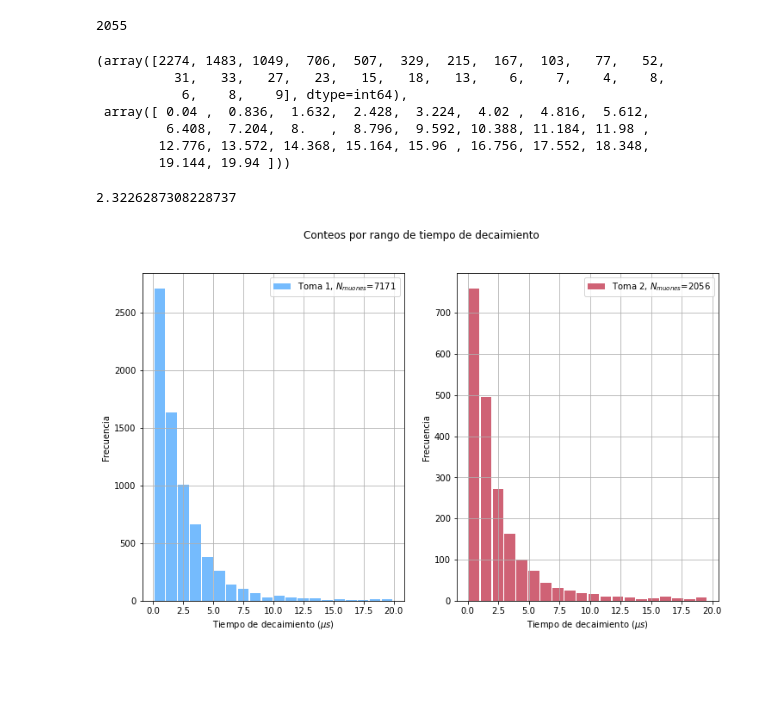
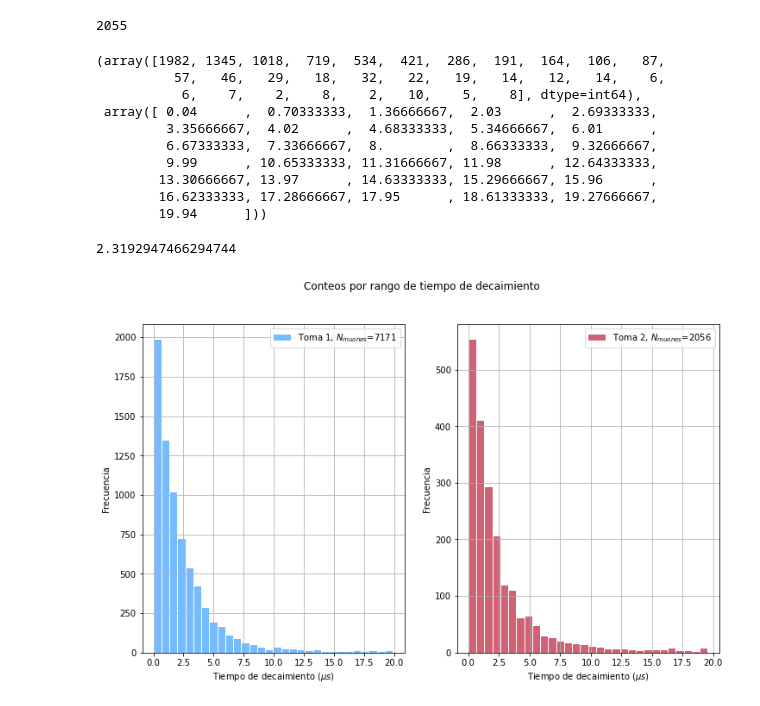
Before and after one commit to andresarias1105/Experimentos, a Jupyter notebook: Muones_fit.ipynb, the cells around one changed output. Drawn from its saved outputs; the diff is of its cells as text; code cells hidden in the pictures; blank space fills up the shorter version.

```diff
--- a/Muones_fit.ipynb
+++ b/Muones_fit.ipynb
@@ -97,50 +101,53 @@ N_muons2
 # %% [output]
 2055
 # %%
-hist, bin_edges = np.histogram(Decay_Filtered,bins=25)
-hist2, bin_edges2 = np.histogram(Decay_Filtered2,bins=25)
+hist, bin_edges = np.histogram(Decay_Filtered,bins=30)
+hist2, bin_edges2 = np.histogram(Decay_Filtered2,bins=30)
 # %%
 hist,bin_edges
 # %% [output]
-(array([2274, 1483, 1049,  706,  507,  329,  215,  167,  103,   77,   52,
-          31,   33,   27,   23,   15,   18,   13,    6,    7,    4,    8,
-           6,    8,    9], dtype=int64),
- array([ 0.04 ,  0.836,  1.632,  2.428,  3.224,  4.02 ,  4.816,  5.612,
-         6.408,  7.204,  8.   ,  8.796,  9.592, 10.388, 11.184, 11.98 ,
-        12.776, 13.572, 14.368, 15.164, 15.96 , 16.756, 17.552, 18.348,
-        19.144, 19.94 ]))
+(array([1982, 1345, 1018,  719,  534,  421,  286,  191,  164,  106,   87,
+          57,   46,   29,   18,   32,   22,   19,   14,   12,   14,    6,
+           6,    7,    2,    8,    2,   10,    5,    8], dtype=int64),
+ array([ 0.04      ,  0.70333333,  1.36666667,  2.03      ,  2.69333333,
+         3.35666667,  4.02      ,  4.68333333,  5.34666667,  6.01      ,
+         6.67333333,  7.33666667,  8.        ,  8.66333333,  9.32666667,
+         9.99      , 10.65333333, 11.31666667, 11.98      , 12.64333333,
+        13.30666667, 13.97      , 14.63333333, 15.29666667, 15.96      ,
+        16.62333333, 17.28666667, 17.95      , 18.61333333, 19.27666667,
+        19.94      ]))
 # %%
 Decay_Filter_pd=pd.DataFrame(Decay_Filtered)
 # %%
 Muon_counts=[Decay_Filtered,Decay_Filtered2]
 
 fig, (ax1,ax2) =plt.subplots(1,2,figsize=(12,7))
-ax1.hist(Decay_Filtered, bins=20,fill=True,rwidth=0.9,label="Toma 1, $N_{muones}$=7171",color="xkcd:sky blue")
+ax1.hist(Decay_Filtered, bins=30,fill=True,rwidth=0.9,label="Toma 1, $N_{muones}$=7171",color="xkcd:sky blue")
 ax1.legend()
 ax1.set_xlabel("Tiempo de decaimiento ($\mu s$)")
 ax1.set_ylabel("Frecuencia")
 ax1.grid()
 
 
-ax2.hist(Decay_Filtered2, bins=20,fill=True,rwidth=0.9,label="Toma 2, $N_{muones}$=2056",color="xkcd:rose")
+ax2.hist(Decay_Filtered2, bins=30,fill=True,rwidth=0.9,label="Toma 2, $N_{muones}$=2056",color="xkcd:rose")
 ax2.legend()
 ax2.set_xlabel("Tiempo de decaimiento ($\mu s$)")
 ax2.set_ylabel("Frecuencia")
 ax2.grid()
 
 plt.suptitle("Conteos por rango de tiempo de decaimiento")
 
 plt.savefig("Histograma.pdf",format="pdf")
 
 bin_pos=[]
 for i in range(1,len(bin_edges)):
        bin_pos.append((bin_edges[i]+bin_edges[i-1])/2)
 
 mean=np.sum(hist*bin_pos)/N_muons
 mean
 # %% [output]
-2.3226287308228737
+2.3192947466294744
-[figure, old version]
+[figure, new version]
 # %%
 N_t=N_muons-np.cumsum(hist)
 N_t=np.append(N_muons,N_t)
```
Also changed, not shown: parts of 17 cells of this notebook.
